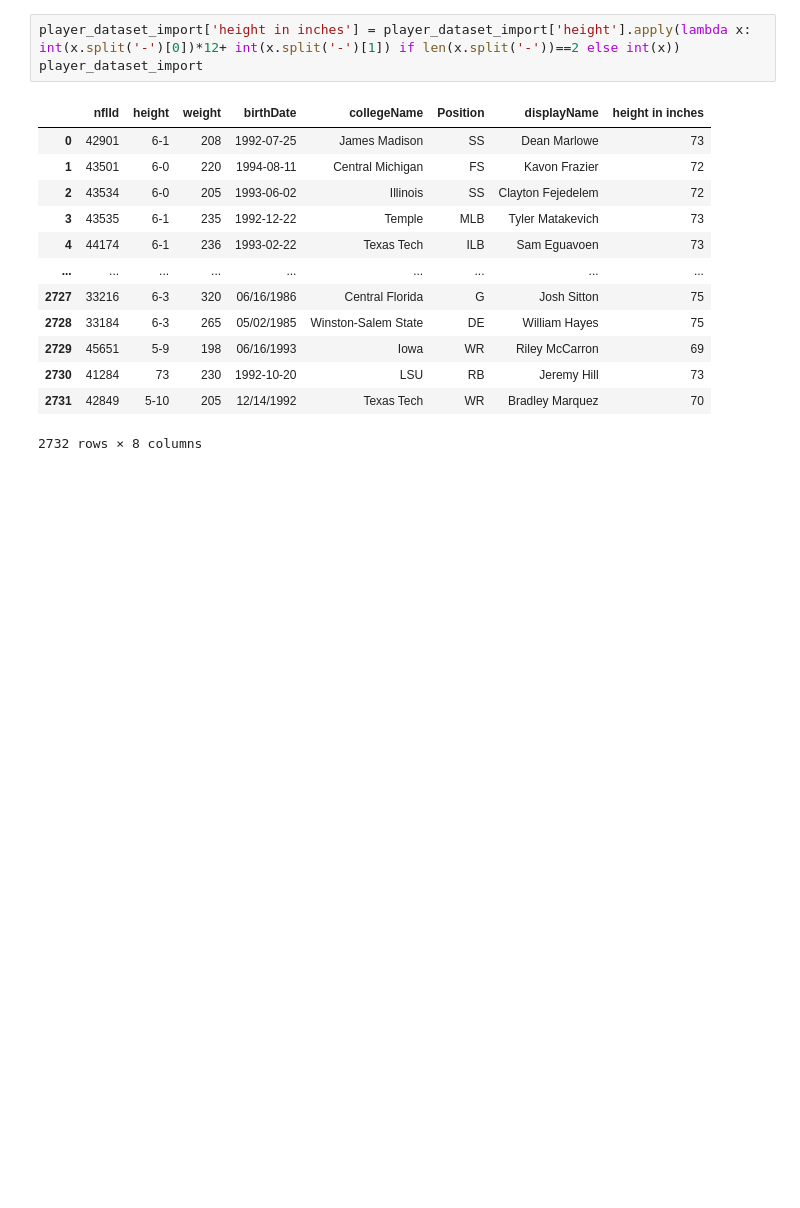
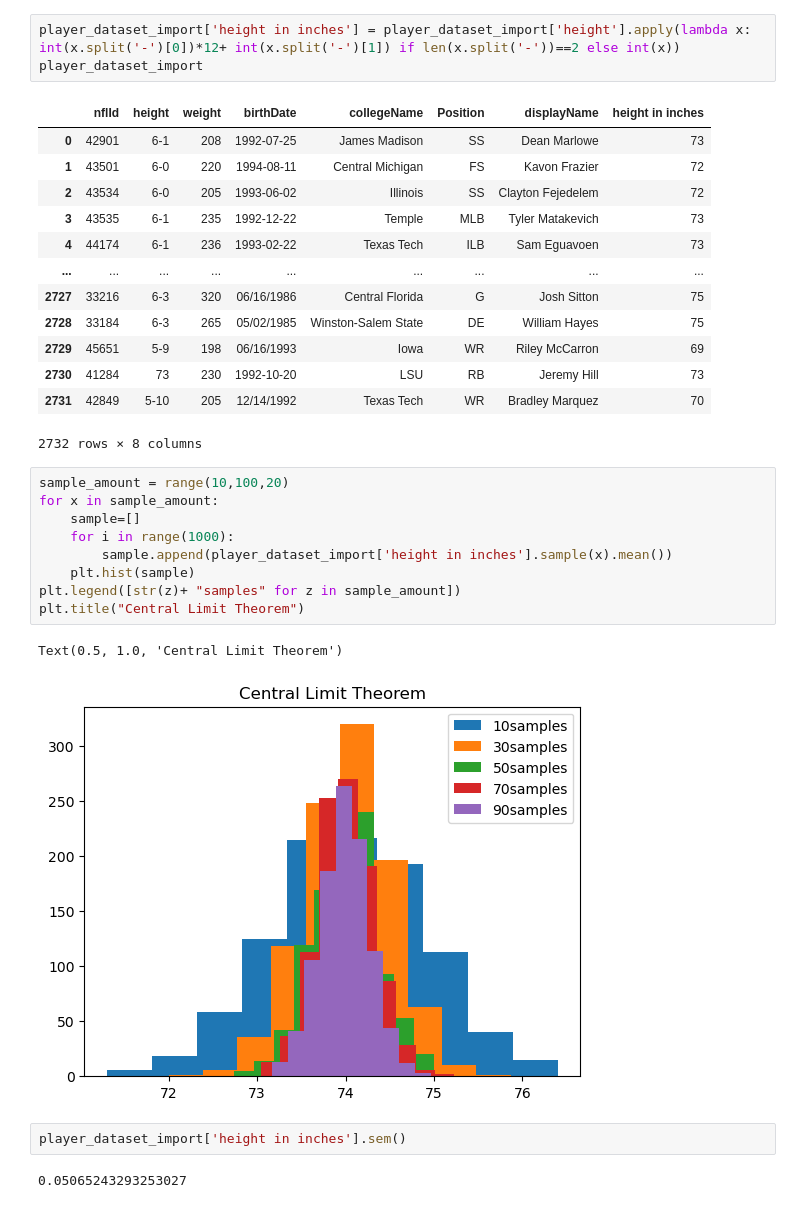
Before and after one commit to anishdhakal54/practical-statics-for-data-science, a Jupyter notebook: chapter-2.ipynb, the cells around one changed output. Drawn from its saved outputs; the diff is of its cells as text; blank space fills up the shorter version.

```diff
--- a/chapter-2.ipynb
+++ b/chapter-2.ipynb
@@ -35,3 +36,19 @@ player_dataset_import
 | 2730 | 41284 | 73 | 230 | 1992-10-20 | LSU | RB | Jeremy Hill | 73 |
 | 2731 | 42849 | 5-10 | 205 | 12/14/1992 | Texas Tech | WR | Bradley Marquez | 70 |
 2732 rows × 8 columns
+# %%
+sample_amount = range(10,100,20)
+for x in sample_amount:
+    sample=[]
+    for i in range(1000):
+        sample.append(player_dataset_import['height in inches'].sample(x).mean())
+    plt.hist(sample)
+plt.legend([str(z)+ "samples" for z in sample_amount])
+plt.title("Central Limit Theorem")
+# %% [output]
+Text(0.5, 1.0, 'Central Limit Theorem')
+[figure, added]
+# %%
+player_dataset_import['height in inches'].sem()
+# %% [output]
+0.05065243293253027
```
Also changed, not shown: parts of 2 cells of this notebook.
